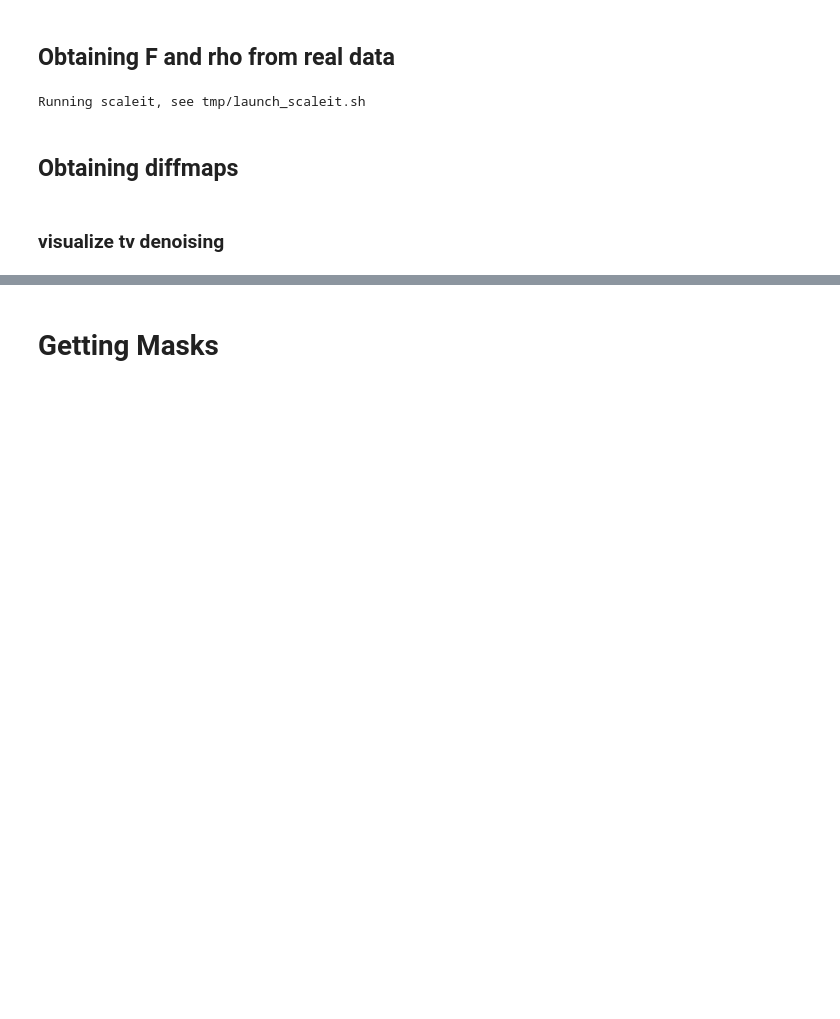
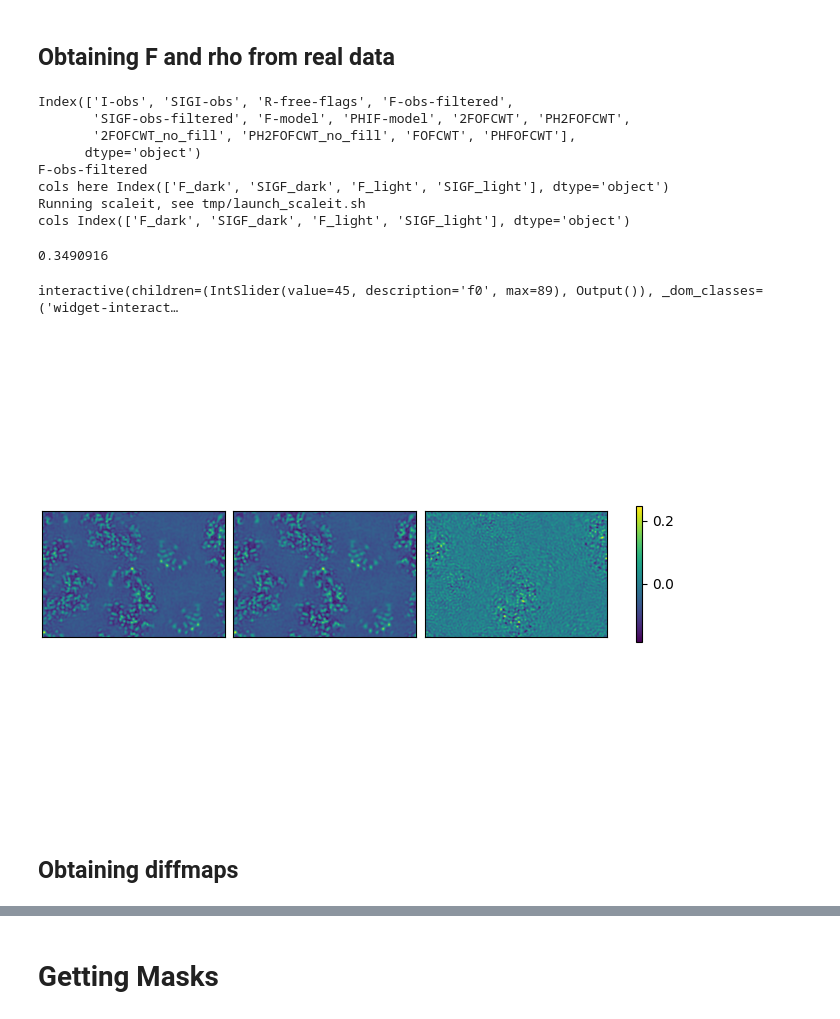
Before and after one commit to cvazz/occupancy-estimation, a Jupyter notebook: photolyase/photolyase_meteor.ipynb, the cells around one changed output, grey strips where cells are left out. Drawn from its saved outputs; the diff is of its cells as text; code cells hidden in the pictures; blank space fills up the shorter version.

```diff
--- a/photolyase/photolyase_meteor.ipynb
+++ b/photolyase/photolyase_meteor.ipynb
@@ -37,11 +42,14 @@ from meteorize import *
 # %%
-folderloc =  homepath+'../photolyase_share_reviewers/'
+folderloc =  homepath +'../photolyase_share_reviewers/'
 dataloc_dark  = folderloc + '1_superdark/superdark_deposit.mtz'
 pdbloc_dark  = folderloc + '1_superdark/superdark_deposit.pdb'
-dataloc_light = folderloc + "6_10ns/10ns_deposit.mtz"
-pdbloc_light  = folderloc + '6_10ns/10ns_deposit.pdb'
-dataloc_light = folderloc + "7_30ns/30ns_deposit.mtz"
-pdbloc_light  = folderloc + '7_30ns/30ns_deposit.pdb'
+changing_bit = "6_10ns/10ns"
+changing_bit = "2_3ps/3ps"
+changing_bit = "3_300ps/300ps"
+changing_bit = "7_30ns/30ns"
+dataloc_light = folderloc + changing_bit + "_deposit.mtz"
+pdbloc_light  = folderloc + changing_bit + '_deposit.pdb'
+
 
 mask_loc_sphere = homepath+"../photolyase_masks/photolyase_TT_chainA_spherical_mask.ccp4"
 mask_loc_handcraft = homepath+"../photolyase_masks/photolyase_chainA_spherical_masks.ccp4"
@@ -60,6 +70,32 @@ ds_light = cut_resolution(ds_light,high_resolution_limit=hs_limit)
 # %%
+from meteorize import get_scaled_maps
 map_dark, map_light = get_scaled_maps(ds_dark, ds_light)
 # %% [output]
+Index(['I-obs', 'SIGI-obs', 'R-free-flags', 'F-obs-filtered',
+       'SIGF-obs-filtered', 'F-model', 'PHIF-model', '2FOFCWT', 'PH2FOFCWT',
+       '2FOFCWT_no_fill', 'PH2FOFCWT_no_fill', 'FOFCWT', 'PHFOFCWT'],
+      dtype='object')
+F-obs-filtered
+cols here Index(['F_dark', 'SIGF_dark', 'F_light', 'SIGF_light'], dtype='object')
 Running scaleit, see tmp/launch_scaleit.sh
+cols Index(['F_dark', 'SIGF_dark', 'F_light', 'SIGF_light'], dtype='object')
+# %%
+print(    np.abs(np.max(map_dark.to_3d_numpy_map(map_sampling=map_sampling)- map_light.to_3d_numpy_map(map_sampling=map_sampling))))
+%matplotlib widget
+from plotting3d import panels_3d
+_= panels_3d(
+    [map_dark.to_3d_numpy_map(map_sampling=map_sampling),
+     map_light.to_3d_numpy_map(map_sampling=map_sampling),
+    map_dark.to_3d_numpy_map(map_sampling=map_sampling)-
+     map_light.to_3d_numpy_map(map_sampling=map_sampling),
+    ],
+    # imkwargs={"cmap":'bwr', "vmax":.1, "vmin":-.1},
+    figkwargs={'nrows':1,'ncols':3},
+    # axtitles=axtitles
+)
+# %% [output]
+0.3490916
+interactive(children=(IntSlider(value=45, description='f0', max=89), Output()), _dom_classes=('widget-interact…
+[figure, added]
 # %% [markdown]
 ## Obtaining diffmaps
@@ -103,2 +101,0 @@ for key in map_types:
-# %% [markdown]
-### visualize tv denoising
```
Also changed, not shown: parts of 50 cells of this notebook, 3 other files.
